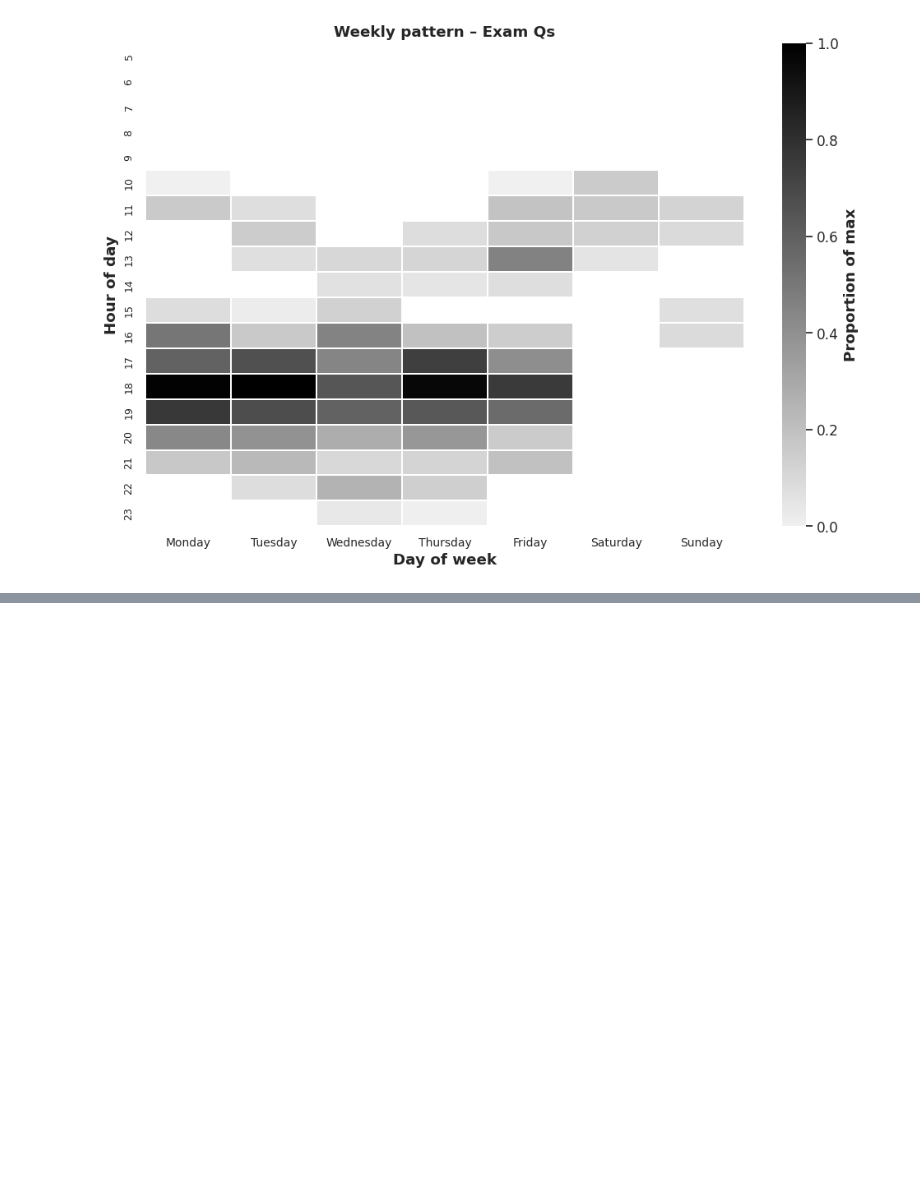
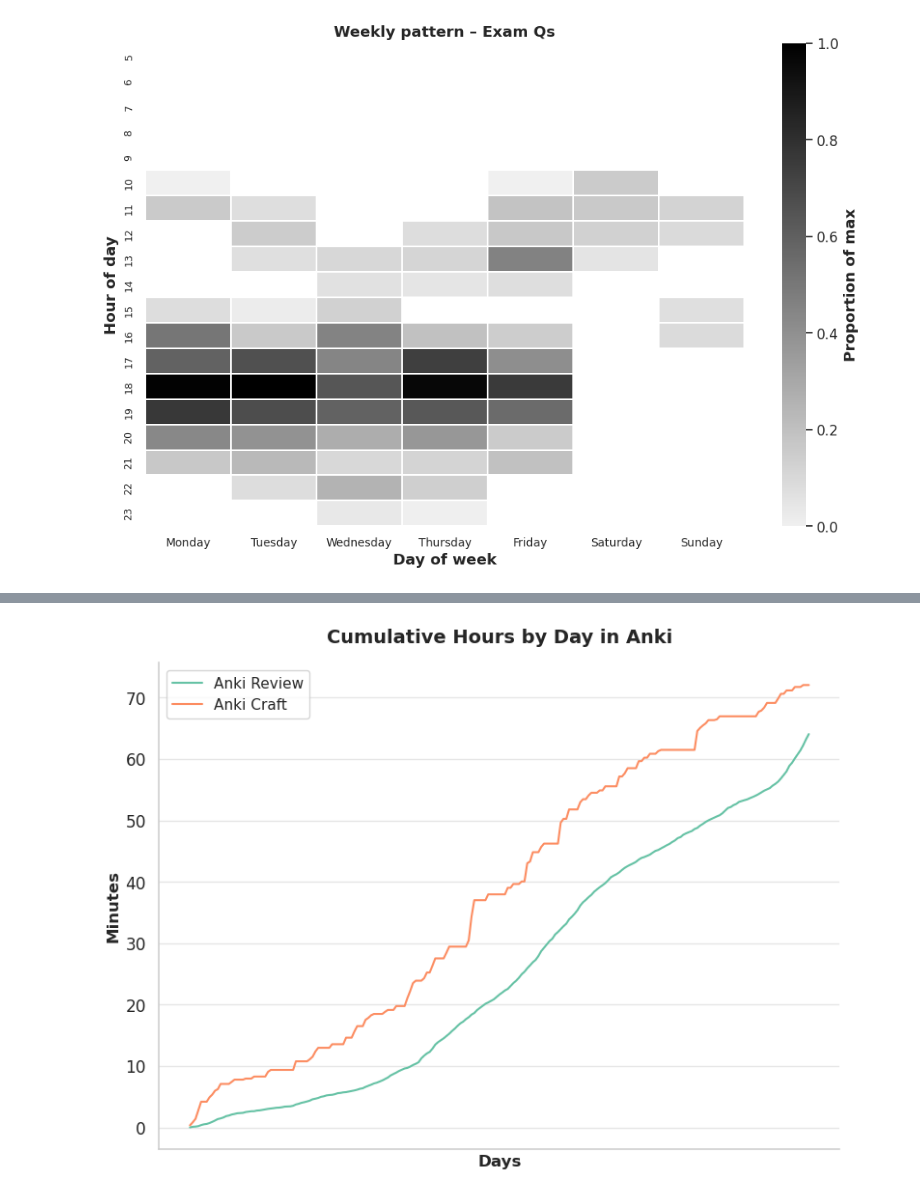
Before and after one commit to Oddman43/BIR_EDA, a Jupyter notebook: notebooks/data_analysis.ipynb, the cells around one changed output, grey strips where cells are left out. Cells and saved outputs as stored; diff of their text form; code cells hidden in the pictures; blank space fills up the shorter version.

Commit message:
done created vs review anki

```diff
--- a/notebooks/data_analysis.ipynb
+++ b/notebooks/data_analysis.ipynb
@@ -528,0 +537,5 @@ for act in activities:
+# %%
+anki_time: pd.DataFrame = bir_by_date.copy()
+anki_time = anki_time.drop(columns=["active_recall", "admin", "bhs", "lectures", "exam_anki", "total_mins", "total_hours"])
+anki_time = anki_time[~((anki_time[["01_own", "anki_craft"]] == 0).all(axis=1))].reset_index(drop=True)
+anki_time.info()
@@ -528,0 +553,5 @@ for act in activities:
+# %%
+anki_time_cm: pd.DataFrame = anki_time.copy()
+anki_time_cm["01_own"] = anki_time_cm["01_own"].cumsum()
+anki_time_cm["anki_craft"] = anki_time_cm["anki_craft"].cumsum()
+anki_time_cm.info()
@@ -528,0 +569,42 @@ for act in activities:
+# %%
+df_long_anki = anki_time_cm.reset_index() \
+                              .melt(id_vars="date_day",
+                                    value_vars=["01_own", "anki_craft"],
+                                    var_name="activity",
+                                    value_name="minutes")
+
+df_long_anki["activity"] = df_long_anki["activity"].map({
+        "01_own": "Anki Review",
+        "anki_craft": "Anki Craft"
+})
+
+df_long_anki["activity"] = df_long_anki["activity"].astype(str)
+df_long_anki["hours"] = df_long_anki["minutes"].div(60)
+
+plt.figure(figsize=(8, 6))
+ax = sns.lineplot(
+        data=df_long_anki,
+        x="date_day",
+        y="hours",
+        hue="activity",
+        linewidth=1.5,
+        palette="Set2"
+)
+
+ax.set_xlabel("Days", fontsize=12)
+ax.set_ylabel("Minutes", fontsize=12)
+ax.set_title("Cumulative Hours by Day in Anki", fontsize=14, weight="bold", pad= 15)
+ax.legend(title="", loc="upper left", fontsize=11)
+ax.spines["top"].set_visible(False)
+ax.spines["right"].set_visible(False)
+ax.spines["left"].set_color("0.8")
+ax.spines["bottom"].set_color("0.8")
+ax.grid(axis="y", color="0.9", linewidth=1)
+ax.grid(axis="x", visible=False)
+ax.set_xticks([])
+
+plt.tight_layout()
+plt.savefig("../images/lineplot_cumsum_time_anki.png", dpi=300, bbox_inches="tight")
+plt.show()
+# %% [output]
+[figure, added]
```
Also changed, not shown: parts of 20 cells of this notebook.
